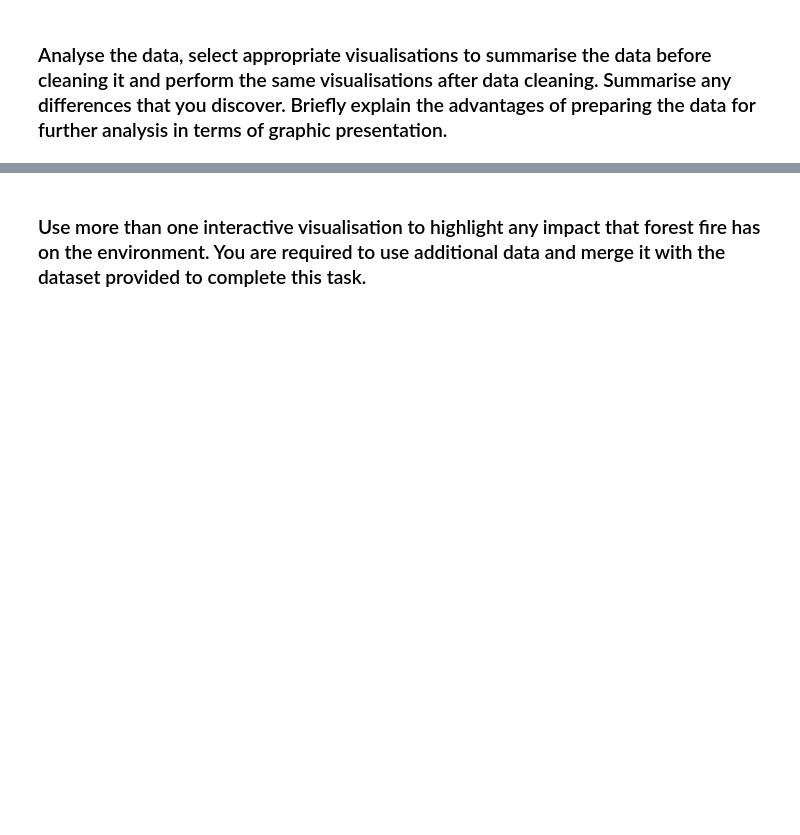
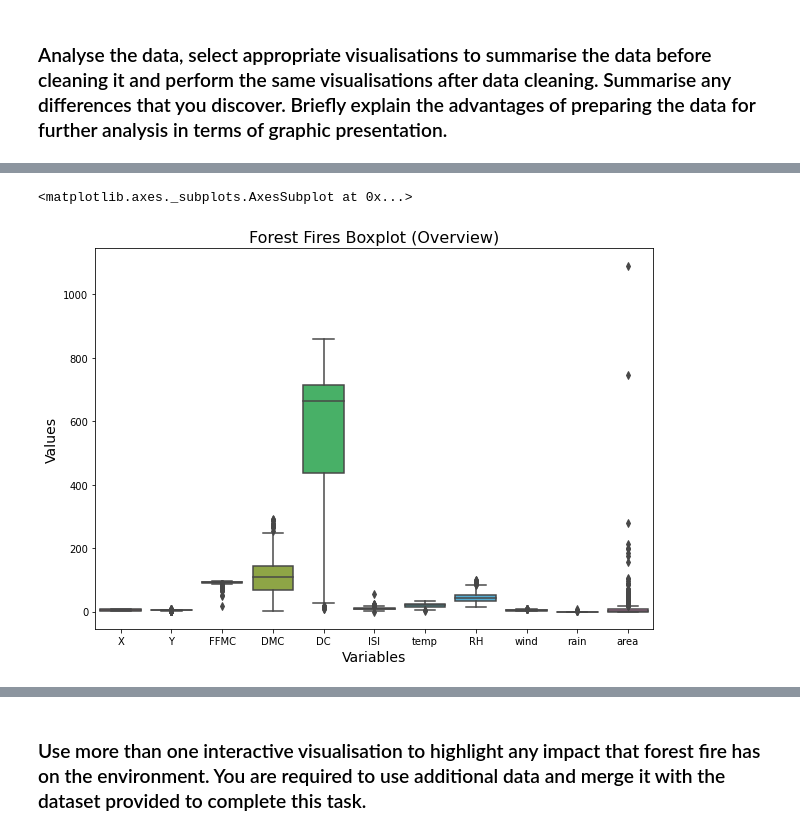
Before and after one commit to raulFuzita/cct_data_visualisation_communication, a Jupyter notebook: raul_fuzita_AI_DV_DP_ICA.ipynb, the cells around one changed output, grey strips where cells are left out. Drawn from its saved outputs; the diff is of its cells as text; code cells hidden in the pictures; blank space fills up the shorter version.

```diff
--- a/raul_fuzita_AI_DV_DP_ICA.ipynb
+++ b/raul_fuzita_AI_DV_DP_ICA.ipynb
@@ -110,0 +98,10 @@ df.iloc[:,4:13]
+# %%
+#@markdown 👈 Please, run this cell to plot a boxplot of the data set.
+plt.figure(figsize=(10,7))
+plt.xlabel('Variables', fontsize=14)
+plt.ylabel('Values', fontsize=14)
+plt.title('Forest Fires Boxplot (Overview)', fontsize=16)
+sns.boxplot(data=df)
+# %% [output]
+<matplotlib.axes._subplots.AxesSubplot at 0x...>
+[figure, added]
```
Also changed, not shown: parts of 51 cells of this notebook.
